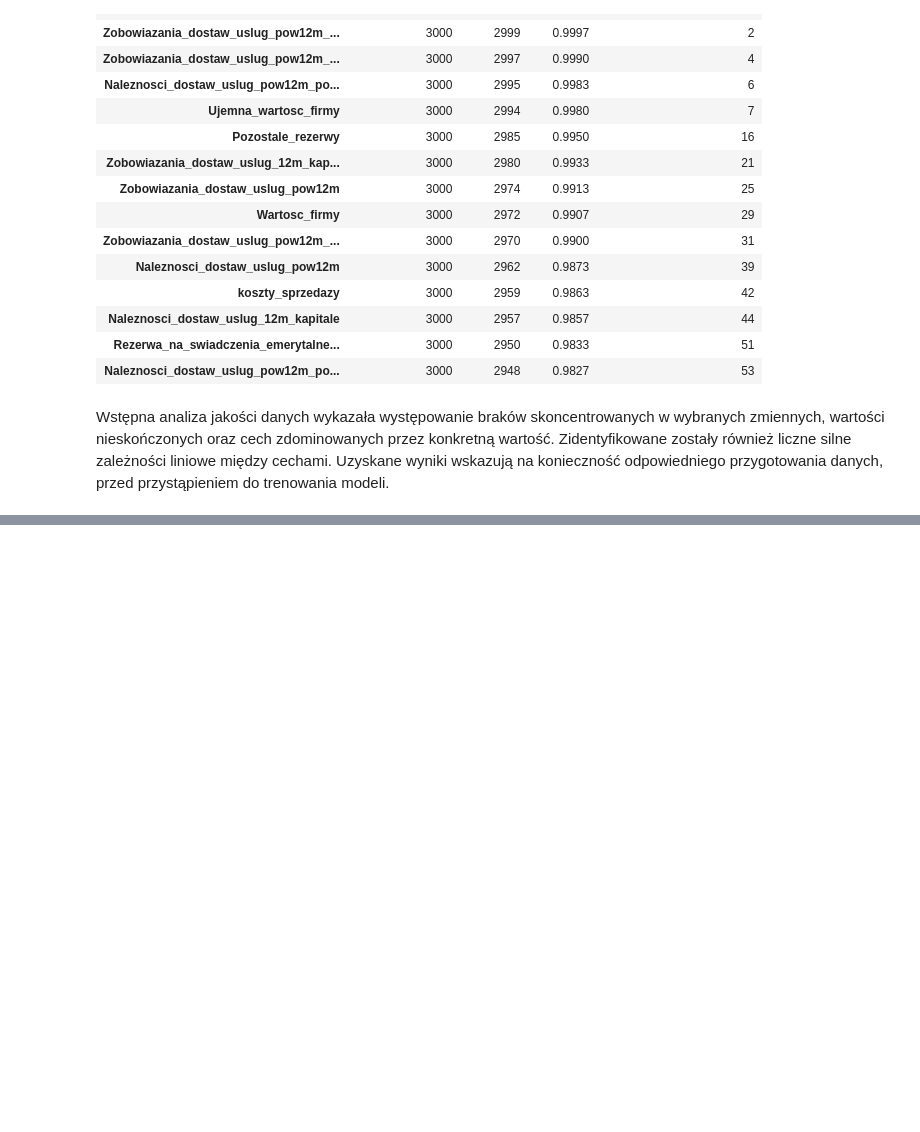
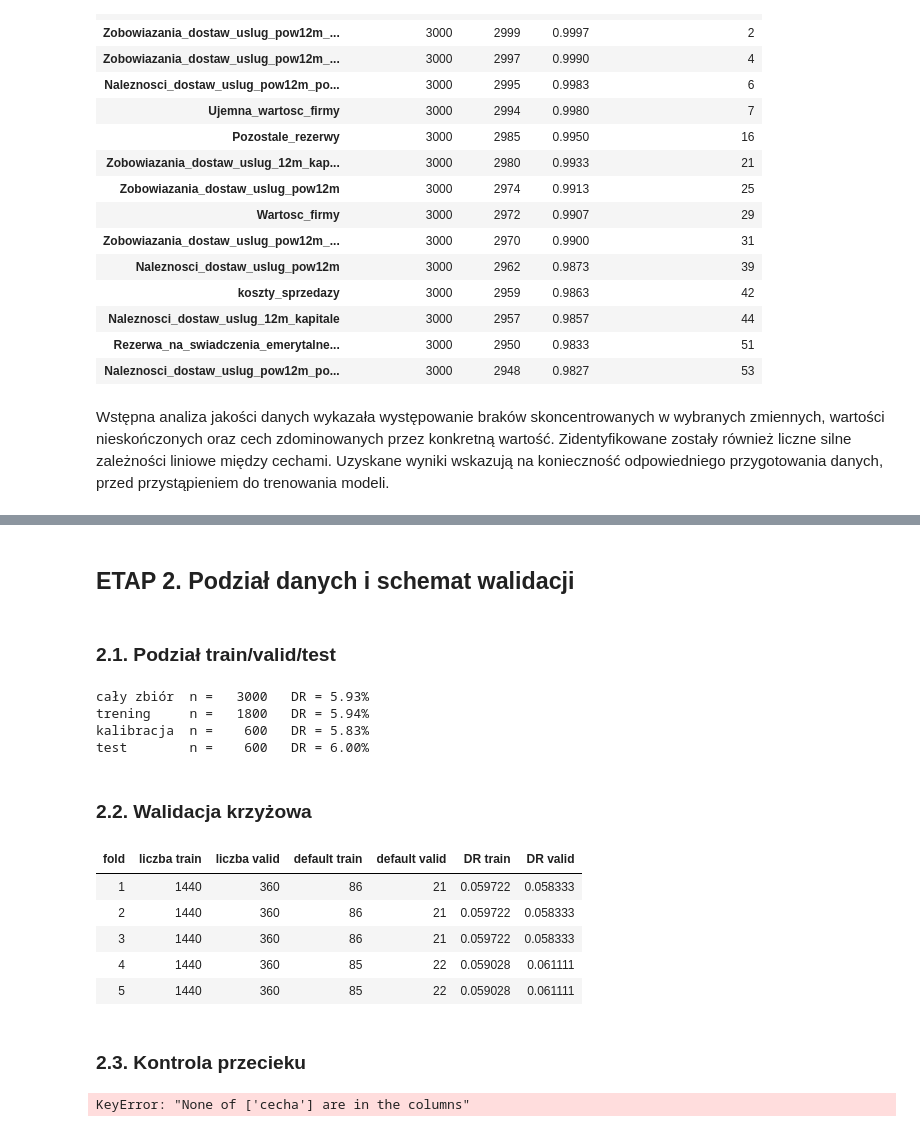
Before and after one commit to kaniaprzemyslaw/Projekt-1---model-scoringowy-ratingowy, a Jupyter notebook: projekt_1.ipynb, the cells around one changed output, grey strips where cells are left out. Saved outputs shown, nothing was run; the diff lists cells and outputs as text; code cells hidden in the pictures; blank space fills up the shorter version.

```diff
--- a/projekt_1.ipynb
+++ b/projekt_1.ipynb
@@ -251,0 +337,61 @@ Wstępna analiza jakości danych wykazała występowanie braków skoncentrowanyc
+# %% [markdown]
+## ETAP 2. Podział danych i schemat walidacji
+# %% [markdown]
+### 2.1. Podział train/valid/test
+# %%
+from sklearn.model_selection import train_test_split
+
+X_dev, X_test, y_dev, y_test = train_test_split(X_clean, y_raw, test_size=0.2, stratify=y_raw, random_state=RNG_SEED)
+X_train, X_valid, y_train, y_valid = train_test_split(X_dev, y_dev, test_size=0.25, stratify=y_dev, random_state=RNG_SEED)
+
+for nazwa, yy in [("cały zbiór", y_raw), ("trening", y_train), ("kalibracja", y_valid), ("test", y_test)]:
+    print(f"{nazwa:11s} n = {len(yy):6d}   DR = {yy.mean():.2%}")
+# %% [output]
+cały zbiór  n =   3000   DR = 5.93%
+trening     n =   1800   DR = 5.94%
+kalibracja  n =    600   DR = 5.83%
+test        n =    600   DR = 6.00%
+# %% [markdown]
+### 2.2. Walidacja krzyżowa
+# %%
+from sklearn.model_selection import StratifiedKFold
+
+cv = StratifiedKFold(n_splits=5, shuffle=True, random_state=RNG_SEED)
+wyniki_foldow = []
+for fold, (idx_train, idx_valid) in enumerate(cv.split(X_train, y_train), start=1):
+    y_fold_train = y_train.iloc[idx_train]
+    y_fold_valid = y_train.iloc[idx_valid]
+    wyniki_foldow.append({
+        "fold": fold,
+        "liczba train": len(idx_train),
+        "liczba valid": len(idx_valid),
+        "default train": y_fold_train.sum(),
+        "default valid": y_fold_valid.sum(),
+        "DR train": y_fold_train.mean(),
+        "DR valid": y_fold_valid.mean()
+    })
+
+display(pd.DataFrame(wyniki_foldow).round(6).style.hide(axis="index"))
+# %% [output]
+| fold | liczba train | liczba valid | default train | default valid | DR train | DR valid |
+| 1 | 1440 | 360 | 86 | 21 | 0.059722 | 0.058333 |
+| 2 | 1440 | 360 | 86 | 21 | 0.059722 | 0.058333 |
+| 3 | 1440 | 360 | 86 | 21 | 0.059722 | 0.058333 |
+| 4 | 1440 | 360 | 85 | 22 | 0.059028 | 0.061111 |
+| 5 | 1440 | 360 | 85 | 22 | 0.059028 | 0.061111 |
+# %% [markdown]
+### 2.3. Kontrola przecieku
+# %%
+rows = []
+for c in cechy_wszystkie:
+    if not pd.api.types.is_numeric_dtype([c]):
+        continue
+    m = X_train[c].notna()
+    auc = roc_auc_score(X_train.loc[m, y_raw], X_train.loc[m, c])
+    rows.append({"cecha": c, "AUC jednowymiarowe": max(auc, 1 - auc), "kierunek": "+" if auc >= 0.5 else "-", "braki": 1 - m.mean()})
+tab_auc = pd.DataFrame(rows).set_index("cecha").sort_values("AUC jednowymiarowe", ascending=False)
+display(tab_auc.round(3))
+podejrzane = tab_auc.index[tab_auc["AUC jednowymiarowe"] > 0.85].tolist()
+print("Podejrzanie silne cechy (AUC > 0,85):", podejrzane)
+# %% [output]
+KeyError: "None of ['cecha'] are in the columns"
```
Also changed, not shown: parts of 9 cells of this notebook.
